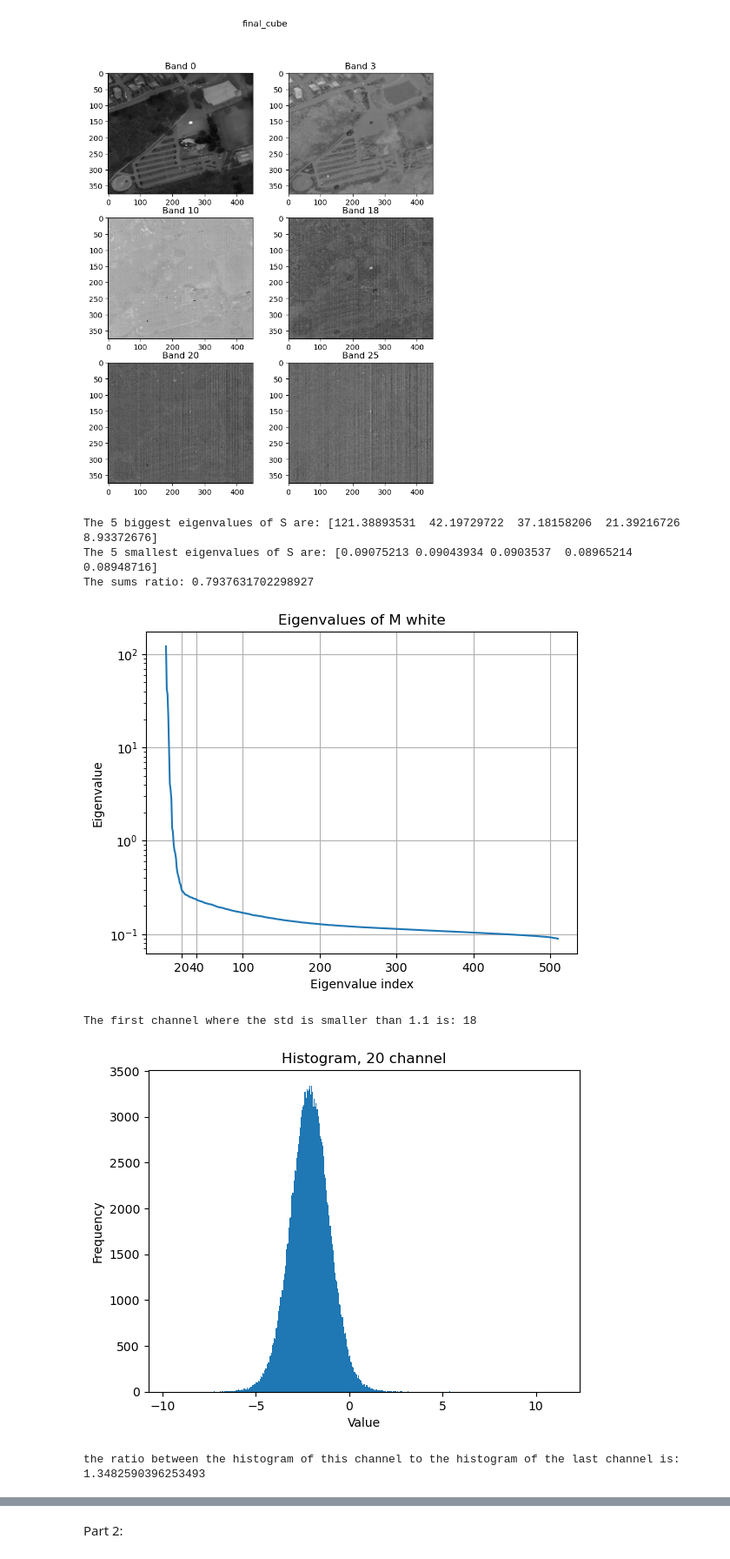
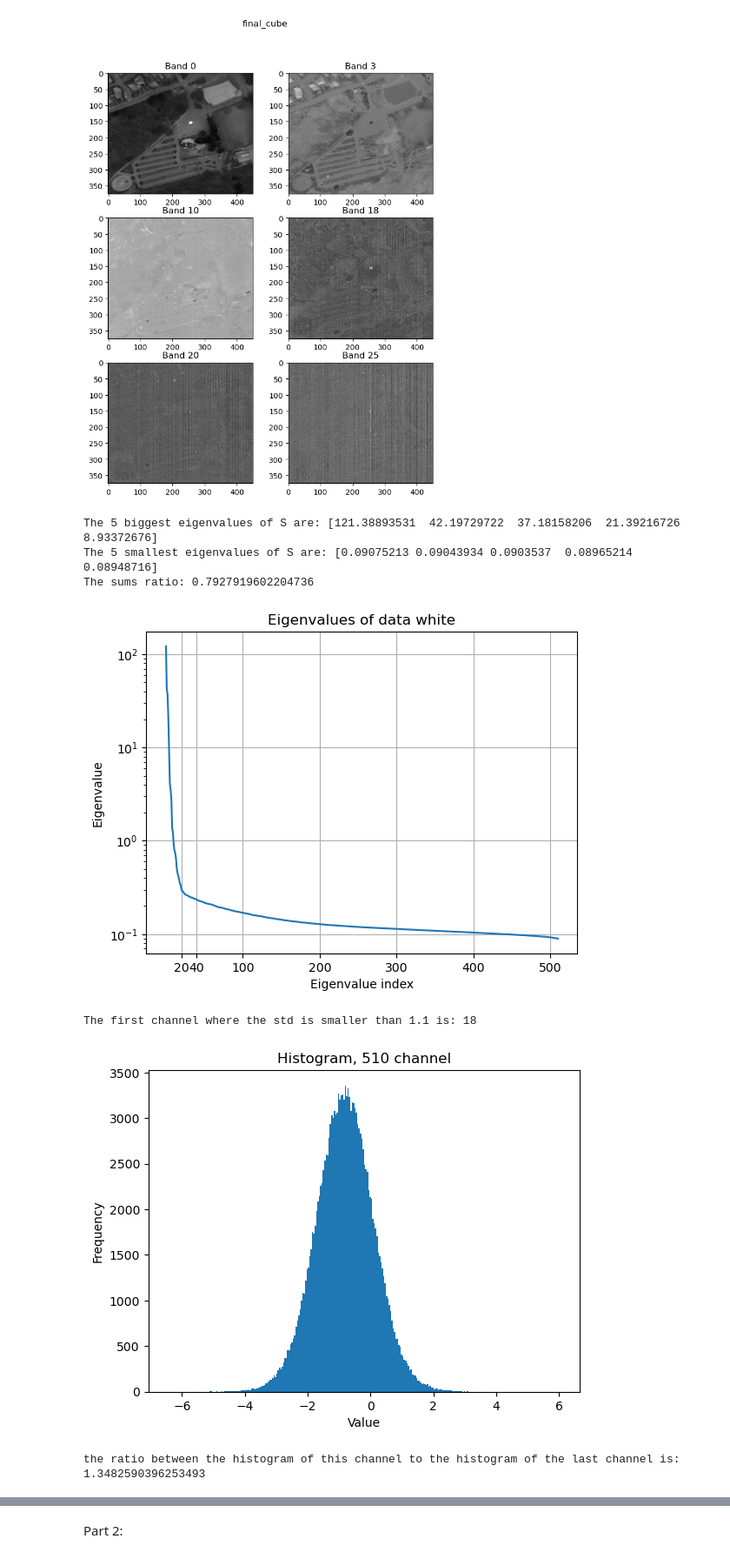
Before and after one commit to mazyaniv/Image-Processing, a Jupyter notebook: main.ipynb, the cells around one changed output, grey strips where cells are left out. Shown: that part at 87% size. Drawn from its saved outputs; the diff is of its cells as text; code cells hidden in the pictures.

```diff
--- a/main.ipynb
+++ b/main.ipynb
@@ -79,7 +79,7 @@ visual(final_cube, "final_cube",bands)
 # %%
 print("The 5 biggest eigenvalues of S are:", sorted_eigenvalues_s[0:5])
 print("The 5 smallest eigenvalues of S are:", sorted_eigenvalues_s[-5:])
-print("The sums ratio:", np.sum(sorted_eigenvalues_s[0:21])/np.sum(sorted_eigenvalues_s))
+print("The sums ratio:", np.sum(sorted_eigenvalues_s[0:20])/np.sum(sorted_eigenvalues_s))
 plt.plot(sorted_eigenvalues_s)
 plt.title("Eigenvalues of S")
 plt.xlabel("Eigenvalue index")
@@ -88,32 +88,32 @@ plt.xticks(x_ticks)
 plt.ylabel("Eigenvalue")
 plt.grid()
 plt.yscale('log')
-plt.title("Eigenvalues of M white")
+plt.title("Eigenvalues of data white")
 plt.show()
 # %% [output]
 The 5 biggest eigenvalues of S are: [121.38893531  42.19729722  37.18158206  21.39216726   8.93372676]
 The 5 smallest eigenvalues of S are: [0.09075213 0.09043934 0.0903537  0.08965214 0.08948716]
-The sums ratio: 0.7937631702298927
+The sums ratio: 0.7927919602204736
-[figure, old version]
+[figure, new version]
 # %%
 def plot_histogram(matrix,k):
     flattened_matrix = matrix.flatten()  # Flatten the matrix into a 1-D array
     plt.hist(flattened_matrix, bins='auto')  # Plot the histogram
     plt.xlabel('Value')
     plt.ylabel('Frequency')
     plt.title('Histogram, {} channel'.format(k))
     plt.show()
 
 list_of_std = [np.std(final_cube[:,:,i].flatten()) for i in range(np.shape(final_cube)[2])]
 print("The first channel where the std is smaller than 1.1 is:", np.nonzero(np.array(list_of_std) < 1.1)[0][0])
 k = np.nonzero(np.array(list_of_std) < 1.1)[0][0]
-plot_histogram(final_cube[:,:,20],20)
+plot_histogram(final_cube[:,:,-1],510)
 
 #plot_histogram(final_cube[:,:,np.nonzero(np.array(list_of_std) < 1.1)[0][0]])
 hist0, bin0 =  np.histogram(final_cube[:,:,k])
 hist_f, bin_f = np.histogram(final_cube[:,:,-1])
 print("the ratio between the histogram of this channel to the histogram of the last channel is:", np.trapz(hist0, bin0[:-1])/np.trapz(hist_f, bin_f[:-1]))
 # %% [output]
 The first channel where the std is smaller than 1.1 is: 18
-[figure, old version]
+[figure, new version]
 the ratio between the histogram of this channel to the histogram of the last channel is: 1.3482590396253493
```
Also changed, not shown: parts of 5 cells of this notebook.
